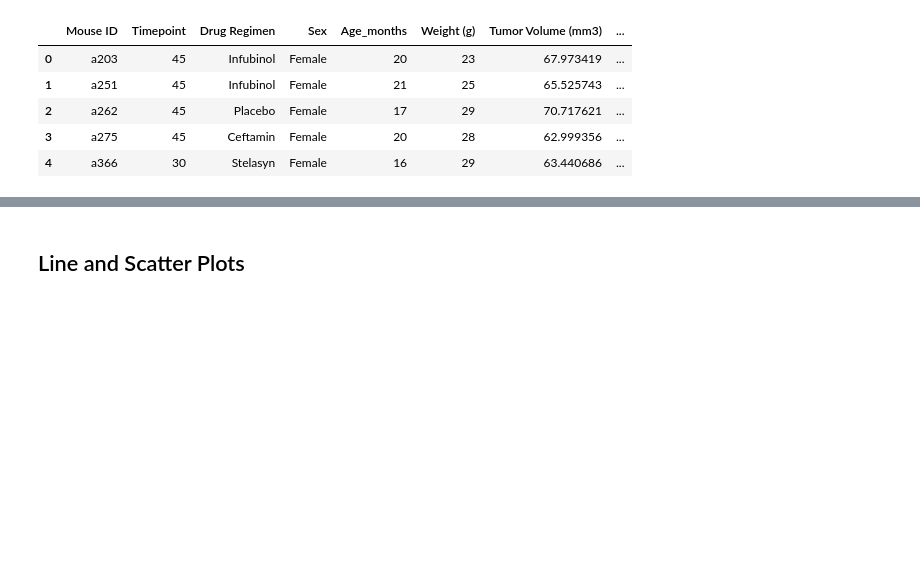
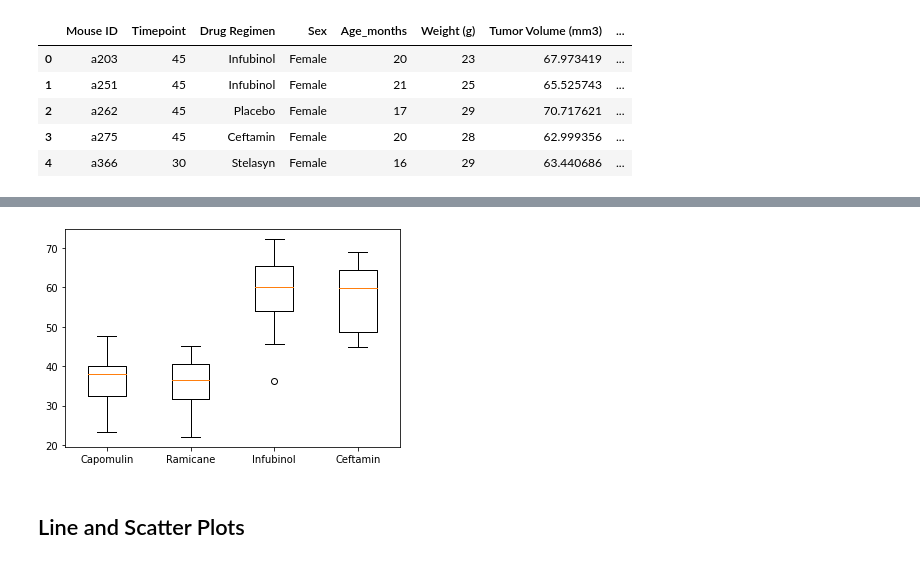
Before and after one commit to PatriceW2/Matplotlib_Challenge-, a Jupyter notebook: Pymaceuticals/pymaceuticals_starter.ipynb, the cells around one changed output, grey strips where cells are left out. Drawn from its saved outputs; the diff is of its cells as text; code cells hidden in the pictures; blank space fills up the shorter version.

```diff
--- a/Pymaceuticals/pymaceuticals_starter.ipynb
+++ b/Pymaceuticals/pymaceuticals_starter.ipynb
@@ -264,18 +281,41 @@ last_time_df.head()
 # %%
 # Put treatments into a list for a for loop (and later for plot labels)
 
-treatments = ["Capomulin", "Ramicane", "Infubinol", "Ceftamin"]
+treatments_list = ["Capomulin", "Ramicane", "Infubinol", "Ceftamin"]
 
 # Create empty list to fill with tumor vol data (for plotting)
+
+tumor_vol_data = []
 
 
 # Calculate the IQR and quantitatively determine if there are any potential outliers.
 
+for treatments in treatments_list:
+
 
     # Locate the rows which contain mice on each drug and get the tumor volumes
+
+    tumor_vol = last_time_df.loc[last_time_df["Drug Regimen"] == treatments, "Tumor Volume (mm3)"]
 
 
     # add subset
 
+    tumor_vol_data.append(tumor_vol)
+
 
     # Determine outliers using upper and lower bounds
+
+    quartiles = tumor_vol.quantile([.25,.5,.75])
+    lowerq = quartiles[0.25]
+    upperq = quartiles[0.75]
+    iqr = upperq-lowerq
+    lower_bound = lowerq - (1.5*iqr)
+    upper_bound = upperq + (1.5*iqr)
+
+    outliers = tumor_vol.loc[(tumor_vol < lower_bound) | (tumor_vol > upper_bound)]
+
+
+    print(f"For Drug {treatments}, the lower quartile is {lowerq}")
+
+    print(f"Values below {lower_bound} could be outliers.")
+    print(f"Values above {upper_bound} could be outliers.")
@@ -282,5 +335,10 @@ treatments = ["Capomulin", "Ramicane", "Infubinol", "Ceftamin"]
 # %%
 # Generate a box plot of the final tumor volume of each mouse across four regimens of interest
+
+plt.boxplot(tumor_vol_data, labels=treatments_list)
+plt.show()
+# %% [output]
+[figure, added]
 # %% [markdown]
 ## Line and Scatter Plots
 # %%
```
Also changed, not shown: parts of 7 cells of this notebook.
